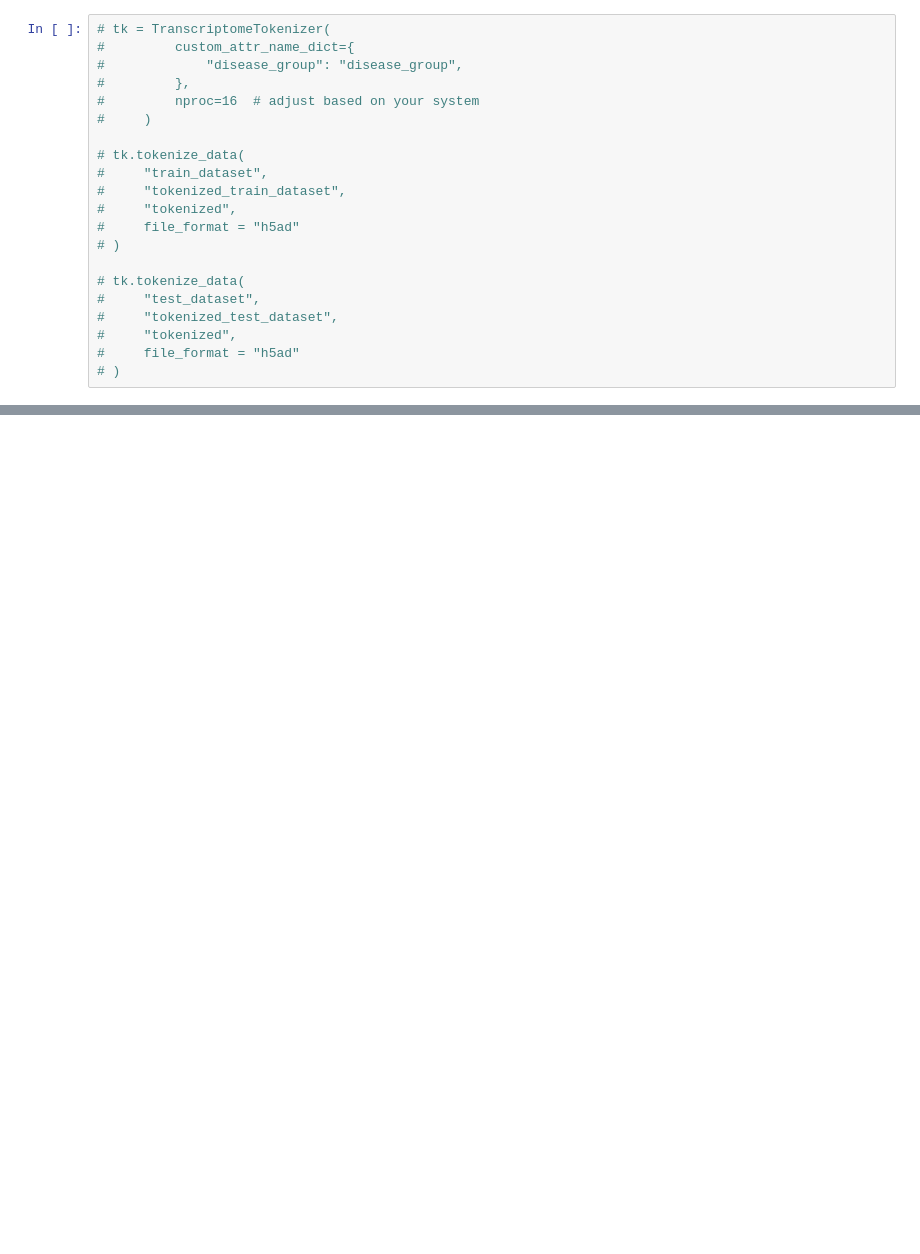
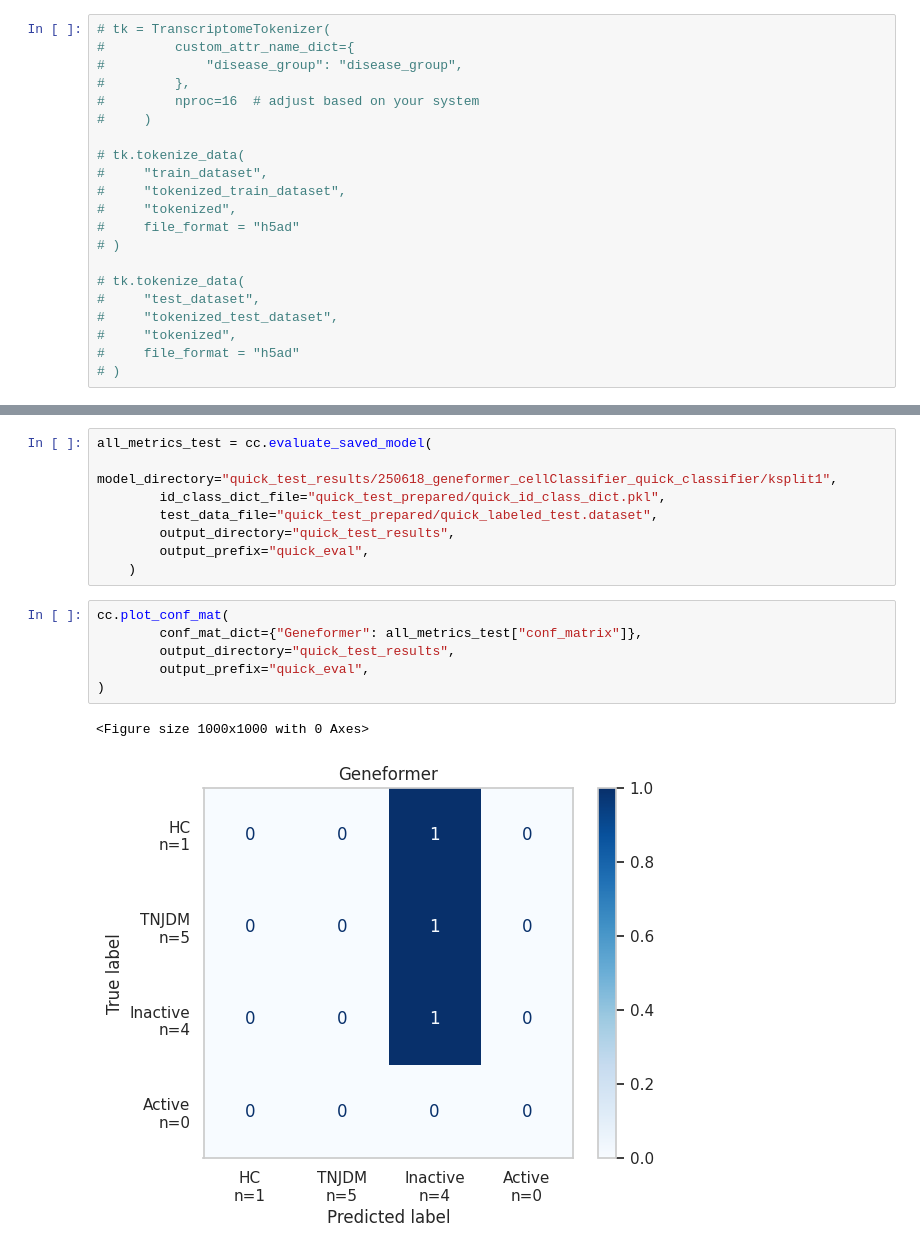
Before and after one commit to tusharagashe/JDMGeneformer, a Jupyter notebook: quick_test.ipynb, the cells around one changed output, grey strips where cells are left out. Cells and saved outputs as stored; diff of their text form; blank space fills up the shorter version.

```diff
--- a/quick_test.ipynb
+++ b/quick_test.ipynb
@@ -123,0 +153,17 @@ ValueError: index can't contain negative values
+# %%
+all_metrics_test = cc.evaluate_saved_model(
+        model_directory="quick_test_results/250618_geneformer_cellClassifier_quick_classifier/ksplit1",
+        id_class_dict_file="quick_test_prepared/quick_id_class_dict.pkl",
+        test_data_file="quick_test_prepared/quick_labeled_test.dataset",
+        output_directory="quick_test_results",
+        output_prefix="quick_eval",
+    )
+# %%
+cc.plot_conf_mat(
+        conf_mat_dict={"Geneformer": all_metrics_test["conf_matrix"]},
+        output_directory="quick_test_results",
+        output_prefix="quick_eval",
+)
+# %% [output]
+<Figure size 1000x1000 with 0 Axes>
+[figure, added]
```
Also changed, not shown: parts of 7 cells of this notebook.
